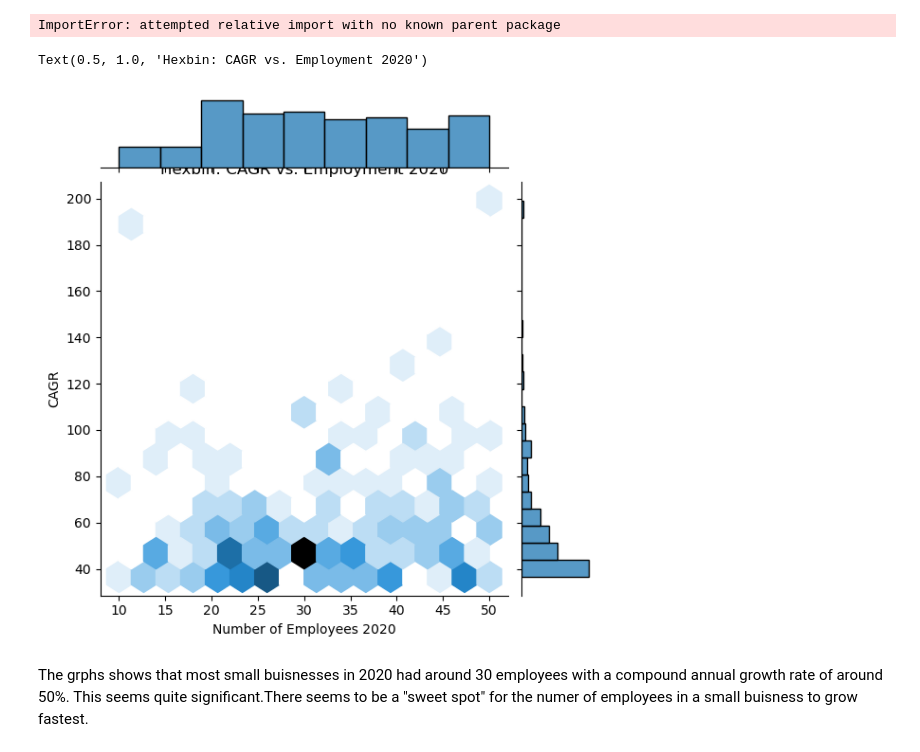
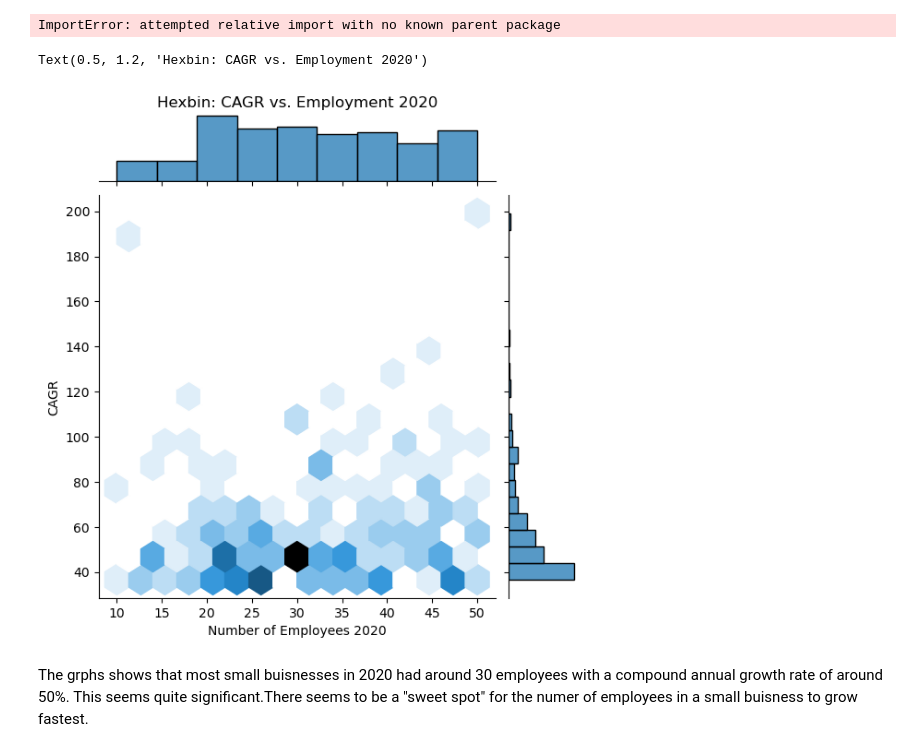
Before and after one commit to ubco-W2022T2-data301/project-group43, a Jupyter notebook: analysis/analysis2.ipynb, the cells around one changed output. Drawn from its saved outputs; the diff is of its cells as text; code cells hidden in the pictures.

Commit message:
adjusted hexbin title position

```diff
--- a/analysis/analysis2.ipynb
+++ b/analysis/analysis2.ipynb
@@ -282,11 +282,11 @@ ImportError: attempted relative import with no known parent package
 # %%
 sns.jointplot(x='Employees2020', y='CAGR', data=df_new, kind='hex')
 plt.xlabel('Number of Employees 2020')
 plt.ylabel('CAGR')
-plt.title('Hexbin: CAGR vs. Employment 2020')
+plt.title('Hexbin: CAGR vs. Employment 2020', y=1.2)
 # %% [output]
-Text(0.5, 1.0, 'Hexbin: CAGR vs. Employment 2020')
+Text(0.5, 1.2, 'Hexbin: CAGR vs. Employment 2020')
-[figure, old version]
+[figure, new version]
 # %% [markdown]
 The grphs shows that most small buisnesses in 2020 had around 30 employees with a compound annual growth rate of around 50%. This seems quite significant.There seems to be a "sweet spot" for the numer of employees in a small buisness to grow fastest.
 # %%
```
Also changed, not shown: parts of 1 cell of this notebook.
